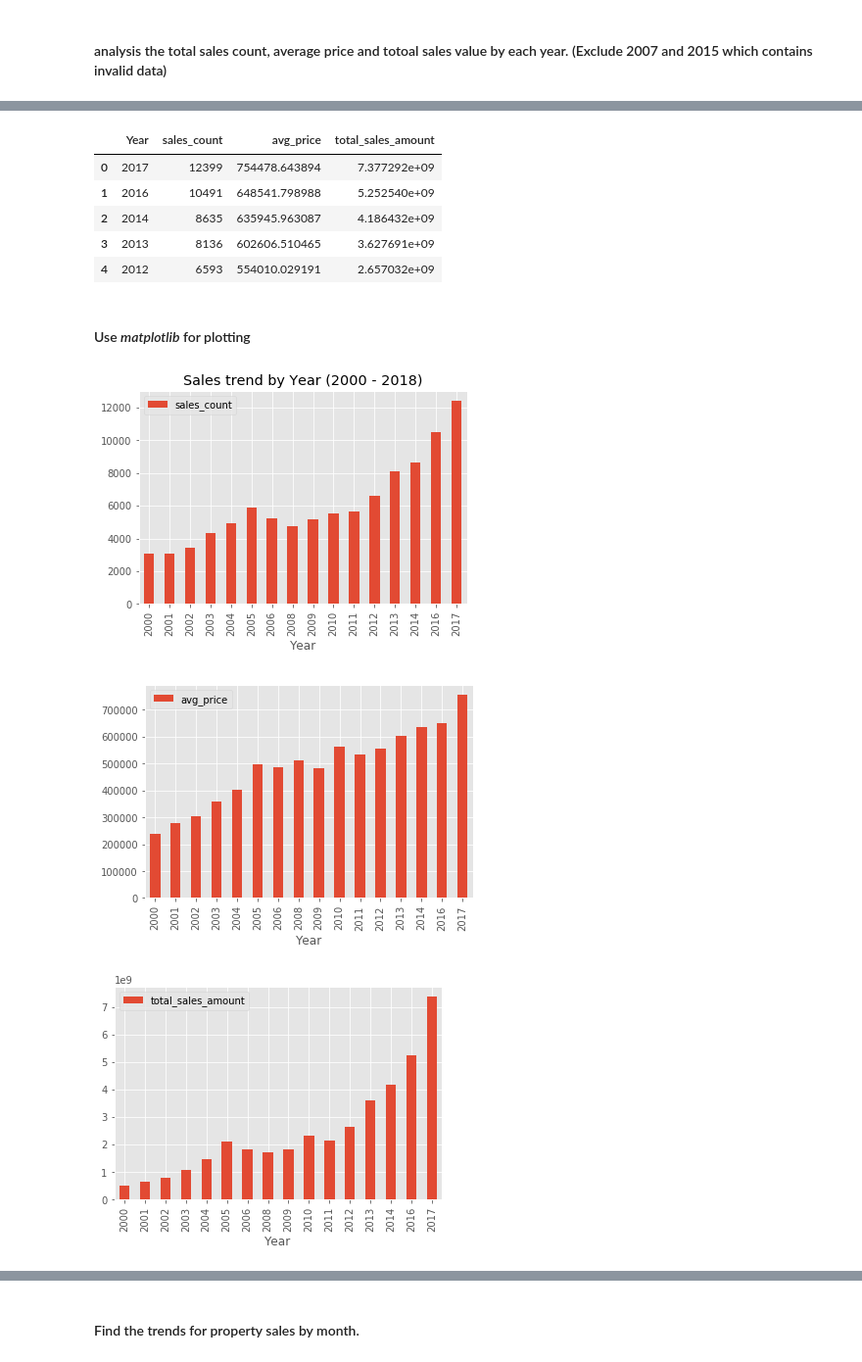
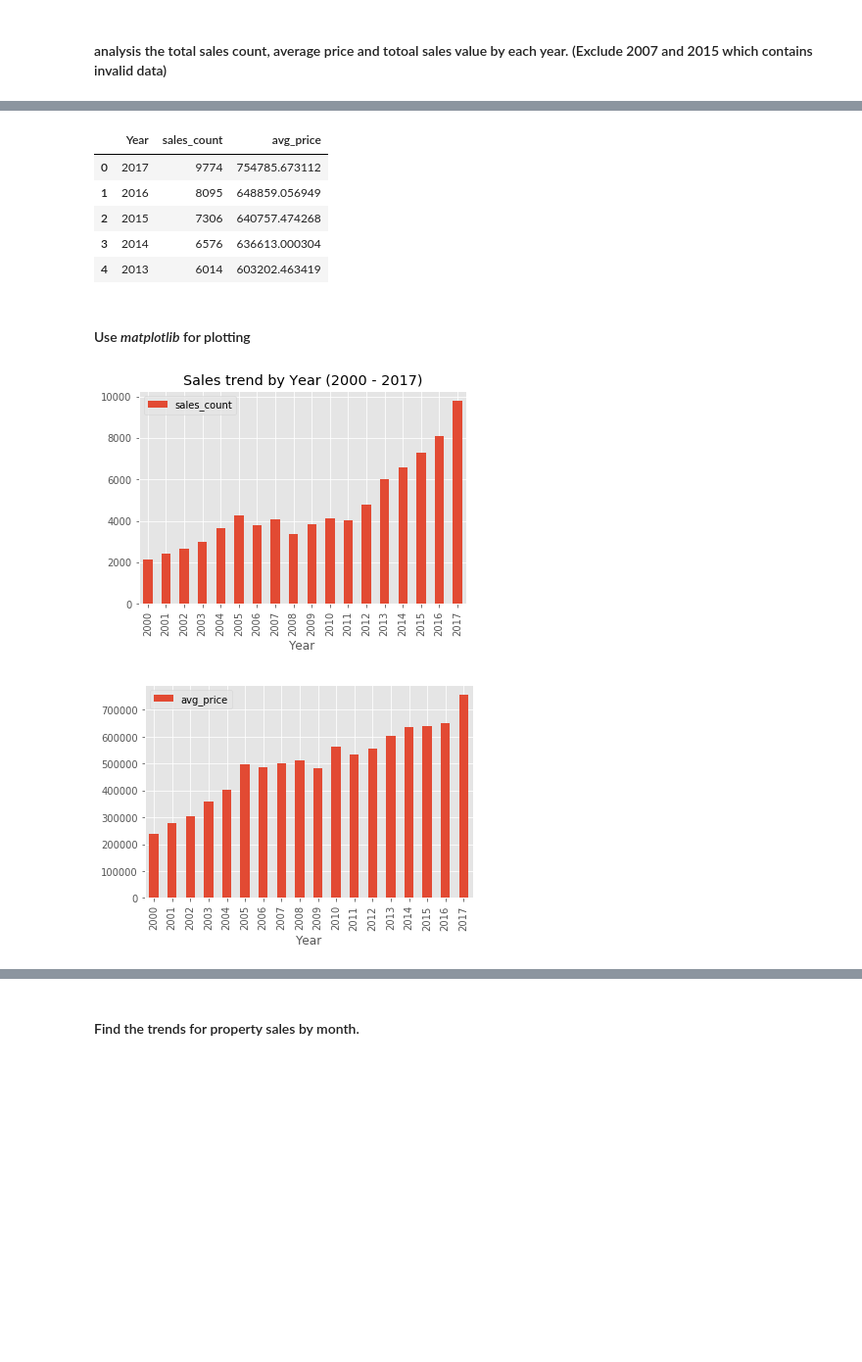
Before and after one commit to elieric/is843, a Jupyter notebook: assignment_1.ipynb, the cells around one changed output, grey strips where cells are left out. Shown at 98% size. Drawn from its saved outputs; the diff is of its cells as text; code cells hidden in the pictures; blank space fills up the shorter version.

```diff
--- a/assignment_1.ipynb
+++ b/assignment_1.ipynb
@@ -82,3 +80,9 @@ data = "gs://is843_erli/notebooks/data/"
+# %%
+# the following line gets the bucket name attached to our cluster
+bucket = spark._jsc.hadoopConfiguration().get("fs.gs.system.bucket")
+
+# specifying the path to our bucket where the data is located (no need to edit this path anymore)
+data = "gs://" + bucket + "/notebooks/data/"
 # %% [markdown]
 ### Loading the data into a Spark DataFrame
 Verify the datasource:
@@ -179,0 +186,5 @@ df.describe(['PRICE','ROOMS']).show()
+# %%
+from pyspark.sql import functions as F
+
+df = df.where(F.year("SALEDATE") >= 2000)
+df.describe(['PRICE']).show()
@@ -179,0 +203,13 @@ df.describe(['PRICE','ROOMS']).show()
+# %%
+from pyspark.sql.functions import mean, stddev
+
+# Calculate values used for outlier filtering
+mean_val = df.agg({'PRICE': 'mean'}).collect()[0][0]
+stddev_val = df.agg({'PRICE': 'stddev'}).collect()[0][0]
+
+# Create three standard deviation (μ ± 3σ) lower and upper bounds for data
+low_bound = 10000
+hi_bound = mean_val + (3 * stddev_val)
+
+# Filter the data to fit between the lower and upper bounds
+df = df.where((df['PRICE'] < hi_bound) & (df['PRICE'] > low_bound))
@@ -356,11 +388,9 @@ Executing transaction: done
 from pyspark.sql import functions as F
 #exclude 2007 and 2015 data since they are outliers
 sales_for_each_year = df.groupBy(F.year("SALEDATE").alias("Year"))\
-                        .agg(F.count("ID").alias("sales_count"),F.avg("PRICE").alias("avg_price"), F.sum("PRICE").alias("total_sales_amount"))\
+                        .agg(F.count("ID").alias("sales_count"),F.avg("PRICE").alias("avg_price"))\
                         .where(F.col("Year") >= 2000)\
                         .where(F.col("Year") <= 2017)\
-                        .where(F.col("Year") != 2007 )\
-                        .where(F.col("Year") != 2015 )\
                         .orderBy(F.desc("Year"))
 sales_for_each_year.show()
 # %% [output]
@@ -388,27 +415,25 @@ sales_for_each_year.show()
 py_dc_data = sales_for_each_year.toPandas()
 py_dc_data.head()
 # %% [output]
-|  | Year | sales_count | avg_price | total_sales_amount |
-| 0 | 2017 | 12399 | 754478.643894 | 7.377292e+09 |
-| 1 | 2016 | 10491 | 648541.798988 | 5.252540e+09 |
-| 2 | 2014 | 8635 | 635945.963087 | 4.186432e+09 |
-| 3 | 2013 | 8136 | 602606.510465 | 3.627691e+09 |
-| 4 | 2012 | 6593 | 554010.029191 | 2.657032e+09 |
+|  | Year | sales_count | avg_price |
+| 0 | 2017 | 9774 | 754785.673112 |
+| 1 | 2016 | 8095 | 648859.056949 |
+| 2 | 2015 | 7306 | 640757.474268 |
+| 3 | 2014 | 6576 | 636613.000304 |
+| 4 | 2013 | 6014 | 603202.463419 |
 # %% [markdown]
 #### Use *matplotlib* for plotting
 # %%
 %matplotlib inline
 import matplotlib.pyplot as plt
 plt.style.use('ggplot')
 df1 = py_dc_data.set_index('Year')
 df1[["sales_count" ]].plot.bar().invert_xaxis()
-plt.title('Sales trend by Year (2000 - 2018)')
+plt.title('Sales trend by Year (2000 - 2017)')
 df1[["avg_price" ]].plot.bar().invert_xaxis()
-df1[["total_sales_amount" ]].plot.bar().invert_xaxis()
 # %% [output]
-[figure, old version]
+[figure, new version]
-[figure, old version]
+[figure, new version]
-[figure, removed]
 # %%
 sales_for_each_month = df.groupBy(F.month("SALEDATE").alias("Month"))\
                         .agg(F.count("ID").alias("sales_count"),F.avg("PRICE").alias("avg_price"))\
```
Also changed, not shown: parts of 28 cells of this notebook.
